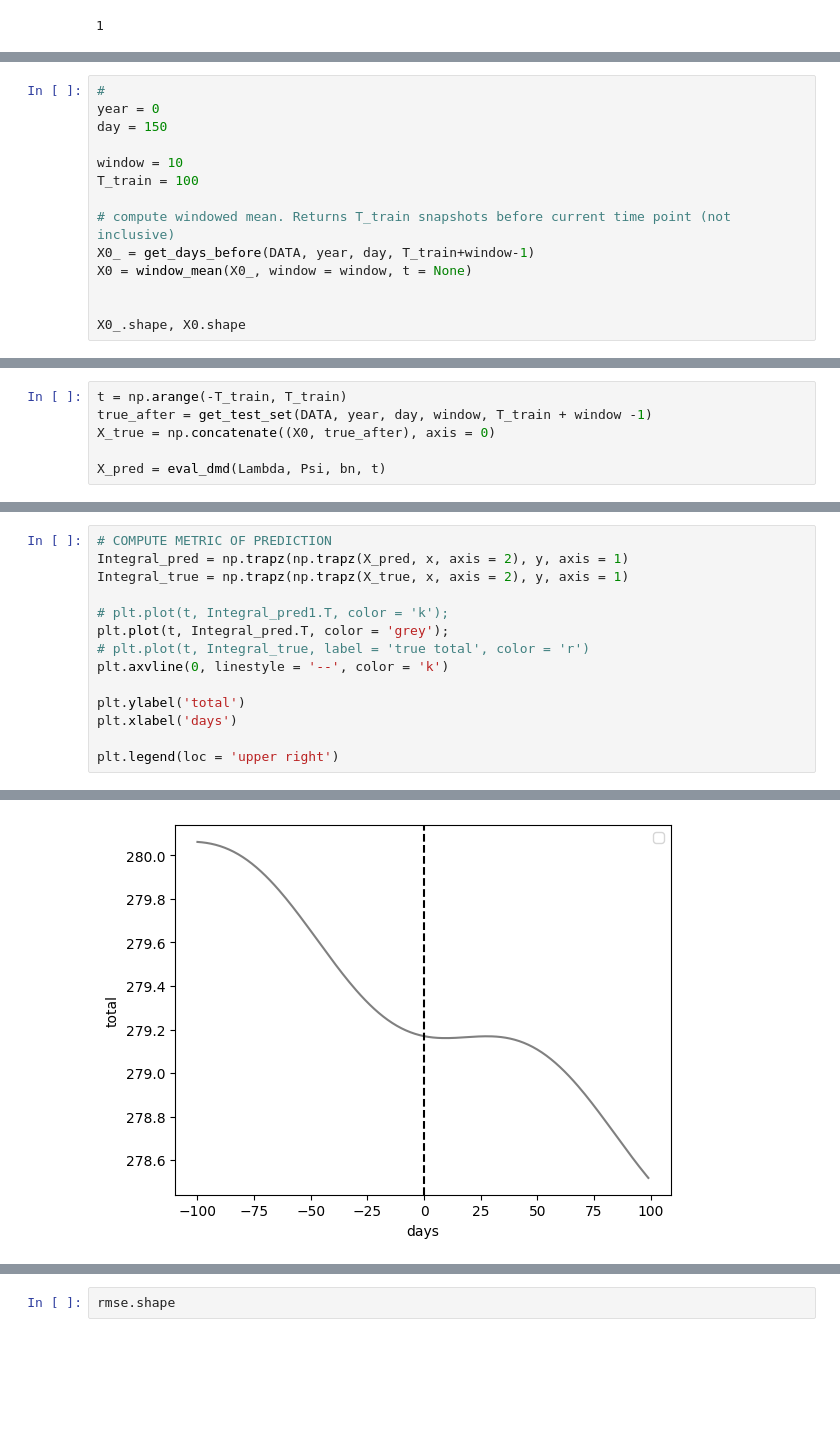
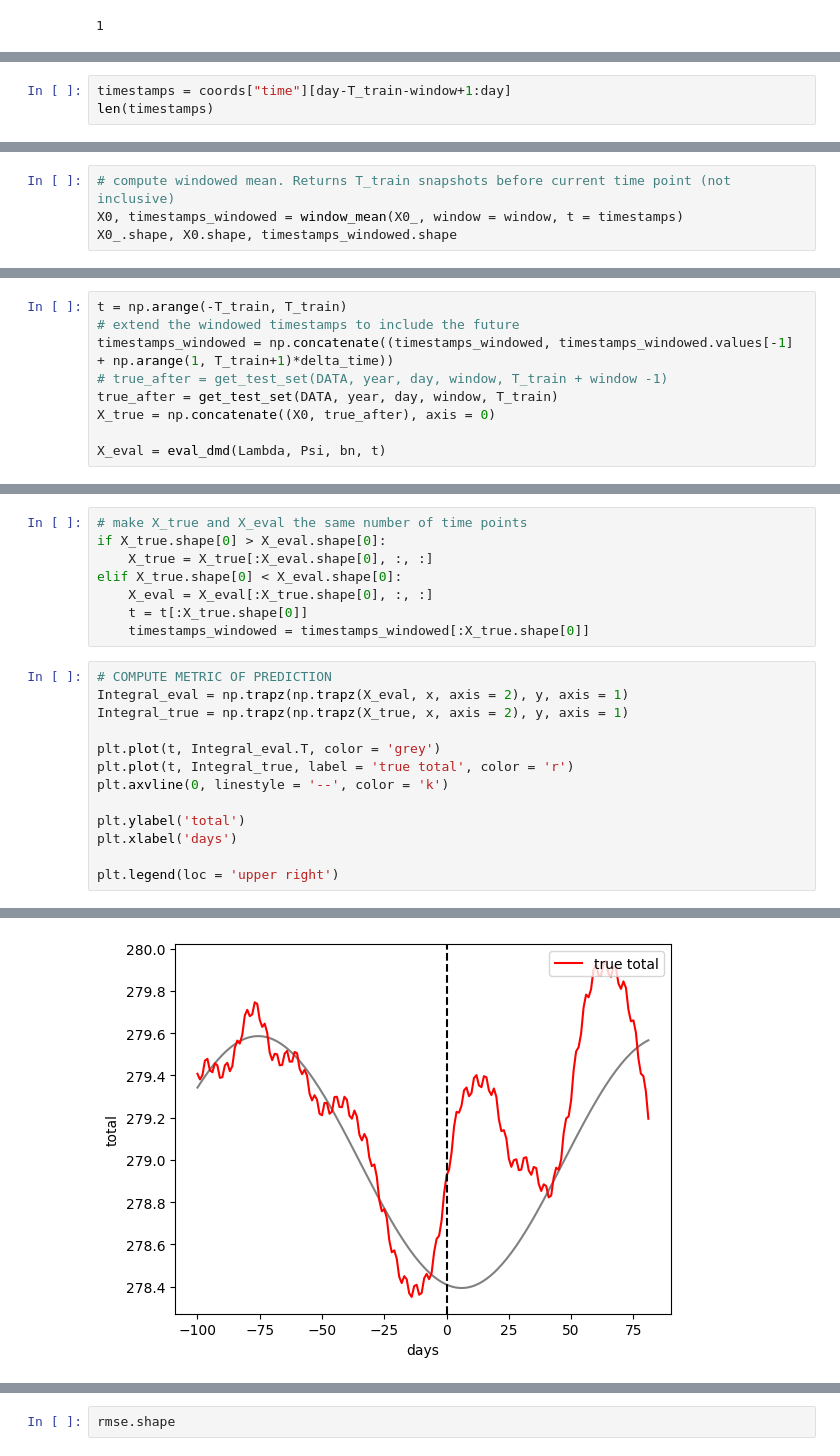
Before and after one commit to ClimeTrend/DMD, a Jupyter notebook: notebooks/Demo_2.ipynb, the cells around one changed output, grey strips where cells are left out. Cells and saved outputs as stored; diff of their text form; blank space fills up the shorter version.

```diff
--- a/notebooks/Demo_2.ipynb
+++ b/notebooks/Demo_2.ipynb
@@ -139,0 +150,3 @@ len(DATA)
+# %%
+timestamps = coords["time"][day-T_train-window+1:day]
+len(timestamps)
@@ -140,15 +155,5 @@ len(DATA)
 # %%
-#
-year = 0
-day = 150
-
-window = 10
-T_train = 100
-
 # compute windowed mean. Returns T_train snapshots before current time point (not inclusive)
-X0_ = get_days_before(DATA, year, day, T_train+window-1)
-X0 = window_mean(X0_, window = window, t = None)
-
-
-X0_.shape, X0.shape
+X0, timestamps_windowed = window_mean(X0_, window = window, t = timestamps)
+X0_.shape, X0.shape, timestamps_windowed.shape
 # %% [output]
@@ -180,6 +188,9 @@ Psi.shape
 # %%
 t = np.arange(-T_train, T_train)
-true_after = get_test_set(DATA, year, day, window, T_train + window -1)
+# extend the windowed timestamps to include the future
+timestamps_windowed = np.concatenate((timestamps_windowed, timestamps_windowed.values[-1] + np.arange(1, T_train+1)*delta_time))
+# true_after = get_test_set(DATA, year, day, window, T_train + window -1)
+true_after = get_test_set(DATA, year, day, window, T_train)
 X_true = np.concatenate((X0, true_after), axis = 0)
 
-X_pred = eval_dmd(Lambda, Psi, bn, t)
+X_eval = eval_dmd(Lambda, Psi, bn, t)
@@ -190,18 +197,25 @@ true_after.shape
+# %%
+# make X_true and X_eval the same number of time points
+if X_true.shape[0] > X_eval.shape[0]:
+    X_true = X_true[:X_eval.shape[0], :, :]
+elif X_true.shape[0] < X_eval.shape[0]:
+    X_eval = X_eval[:X_true.shape[0], :, :]
+    t = t[:X_true.shape[0]]
+    timestamps_windowed = timestamps_windowed[:X_true.shape[0]]
 # %%
 # COMPUTE METRIC OF PREDICTION
-Integral_pred = np.trapz(np.trapz(X_pred, x, axis = 2), y, axis = 1)
+Integral_eval = np.trapz(np.trapz(X_eval, x, axis = 2), y, axis = 1)
 Integral_true = np.trapz(np.trapz(X_true, x, axis = 2), y, axis = 1)
 
-# plt.plot(t, Integral_pred1.T, color = 'k');
-plt.plot(t, Integral_pred.T, color = 'grey');
-# plt.plot(t, Integral_true, label = 'true total', color = 'r')
+plt.plot(t, Integral_eval.T, color = 'grey')
+plt.plot(t, Integral_true, label = 'true total', color = 'r')
 plt.axvline(0, linestyle = '--', color = 'k')
 
 plt.ylabel('total')
 plt.xlabel('days')
 
 plt.legend(loc = 'upper right')
 # %% [output]
 <matplotlib.legend.Legend at 0x...>
-[figure, old version]
+[figure, new version]
 # %%
```
Also changed, not shown: parts of 31 cells of this notebook.
